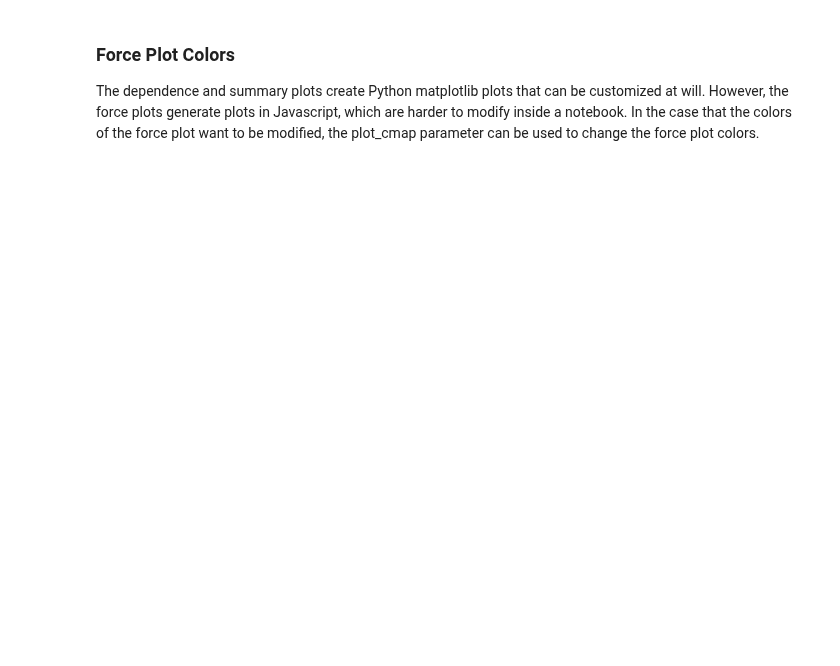
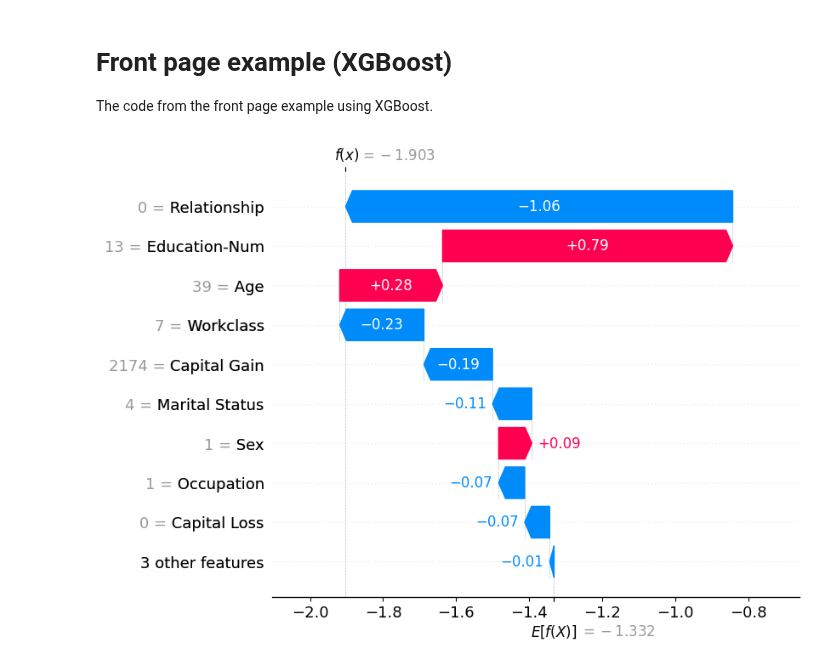
Before and after one commit to shap/shap, a Jupyter notebook: notebooks/tabular_examples/tree_based_models/Force Plot Colors.ipynb, the cells around one changed output. Saved outputs shown, nothing was run; the diff lists cells and outputs as text; code cells hidden in the pictures; blank space fills up the shorter version.

```diff
--- a/notebooks/tabular_examples/tree_based_models/Force Plot Colors.ipynb
+++ b/notebooks/tabular_examples/tree_based_models/Force Plot Colors.ipynb
@@ -1,4 +1,29 @@
-# %% [markdown]
-### Force Plot Colors
-
-The dependence and summary plots create Python matplotlib plots that can be customized at will. However, the force plots generate plots in Javascript, which are harder to modify inside a notebook. In the case that the colors of the force plot want to be modified, the plot_cmap parameter can be used to change the force plot colors.
+# %% [markdown]
+# Front page example (XGBoost)
+
+The code from the front page example using XGBoost.
+# %%
+import warnings
+
+import xgboost
+
+import shap
+
+warnings.filterwarnings("ignore")
+
+# train XGBoost model
+X, y = shap.datasets.adult()
+model = xgboost.XGBClassifier(max_depth=1, learning_rate=0.5).fit(X, y)
+
+# explain the model's predictions using SHAP values
+# (same syntax works for LightGBM, CatBoost, and scikit-learn models)
+# background = shap.maskers.TabularPartitions(X, sample=100)
+# def f(x):
+#     return shap.links.identity(model.predict_proba(x, validate_features=False)[:,1])
+explainer = shap.TreeExplainer(model)
+shap_values = explainer(X[:100])
+
+# visualize the first prediction's explanation
+shap.plots.waterfall(shap_values[0])
+# %% [output]
+[figure, added]
```
Also changed, not shown: parts of 15 cells of this notebook.
